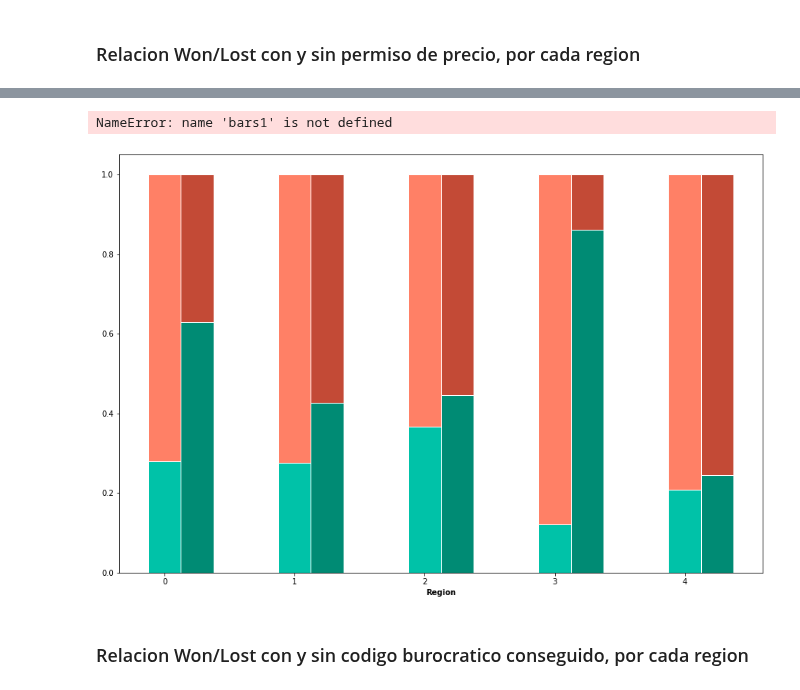
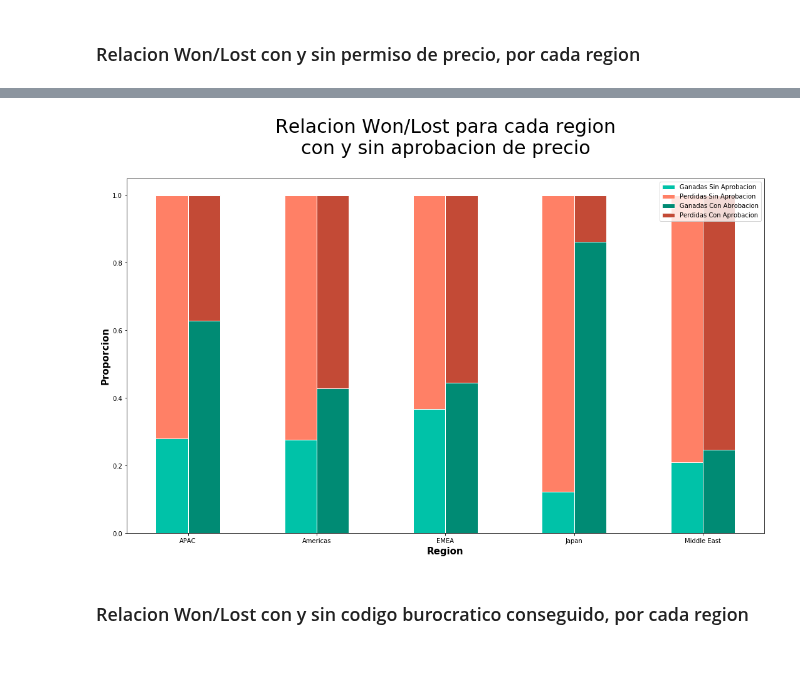
Before and after one commit to FernandoSinisi/Orga-Datos-2C-2020, a Jupyter notebook: TP1/Otros_graficos.ipynb, the cells around one changed output, grey strips where cells are left out. Drawn from its saved outputs; the diff is of its cells as text; code cells hidden in the pictures; blank space fills up the shorter version.

```diff
--- a/TP1/Otros_graficos.ipynb
+++ b/TP1/Otros_graficos.ipynb
@@ -275,36 +281,38 @@ df_closed_lost_con_permiso = df_x_region_x_permiso_price.loc[(df_x_region_x_perm
 # %%
 # Seteos grales del grafico
 fig,ax=plt.subplots(figsize=(15,10))
 barWidth = 0.25
 
 # Seteo de lista de datos
 barsWonSinPermiso = df_closed_won_sin_permiso
 barsWonConPermiso = df_closed_won_con_permiso
 barsLostSinPermiso = df_closed_lost_sin_permiso
 barsLostConPermiso = df_closed_lost_con_permiso
 
 # Seteo posiciones de barras
 r1 = np.arange(len(barsWonSinPermiso))
 r2 = [x + barWidth for x in r1]
 
 # Genero Grafico
-plt.bar(r1, barsWonSinPermiso, color='#00C2A8', width=barWidth, edgecolor='white', label='Ganadas Sin Permiso')
-plt.bar(r1, barsLostSinPermiso, bottom=barsWonSinPermiso, color='#FF8066', width=barWidth, edgecolor='white', label='Perdidas Sin Permiso')
-plt.bar(r2, barsWonConPermiso, color='#008B74', width=barWidth, edgecolor='white', label='Ganadas Con Permiso')
-plt.bar(r2, barsLostConPermiso, bottom=barsWonConPermiso, color='#C34A36', width=barWidth, edgecolor='white', label='Perdidas Con Permiso')
+plt.bar(r1, barsWonSinPermiso, color='#00C2A8', width=barWidth, edgecolor='white', label='Ganadas Sin Aprobacion')
+plt.bar(r1, barsLostSinPermiso, bottom=barsWonSinPermiso, color='#FF8066', width=barWidth, edgecolor='white', label='Perdidas Sin Aprobacion')
+plt.bar(r2, barsWonConPermiso, color='#008B74', width=barWidth, edgecolor='white', label='Ganadas Con Abrobacion')
+plt.bar(r2, barsLostConPermiso, bottom=barsWonConPermiso, color='#C34A36', width=barWidth, edgecolor='white', label='Perdidas Con Aprobacion')
 
 # Seteo descripcion de ejes
-plt.xlabel('Region', fontweight='bold')
-plt.xticks([r + barWidth for r in range(len(bars1))], df_x_region_x_permiso_price["Region"].unique())
-plt.ylabel('Proporcion', fontweight='bold')
+plt.xlabel('Region', fontweight='bold',size=15)
+plt.ylabel('Proporcion', fontweight='bold',size=15)
+plt.xticks([r + barWidth/2 for r in range(5)], df_x_region_x_permiso_price["Region"].unique())
 
 # Muestro grafico
-plt.title('Relacion Won/Lost con y sin permiso de precio, por cada region',size=35)
+plt.title('Relacion Won/Lost para cada region\ncon y sin aprobacion de precio\n',size=30)
 plt.legend()
+
+plt.tight_layout()
+#plt.savefig("pngs/region-aprob-stage.png")
 plt.show()
 # %% [output]
-NameError: name 'bars1' is not defined
-[figure, old version]
+[figure, new version]
 # %% [markdown]
 ### Relacion Won/Lost con y sin codigo burocratico conseguido, por cada region
 # %%
```
Also changed, not shown: parts of 17 cells of this notebook, 2 other files.
